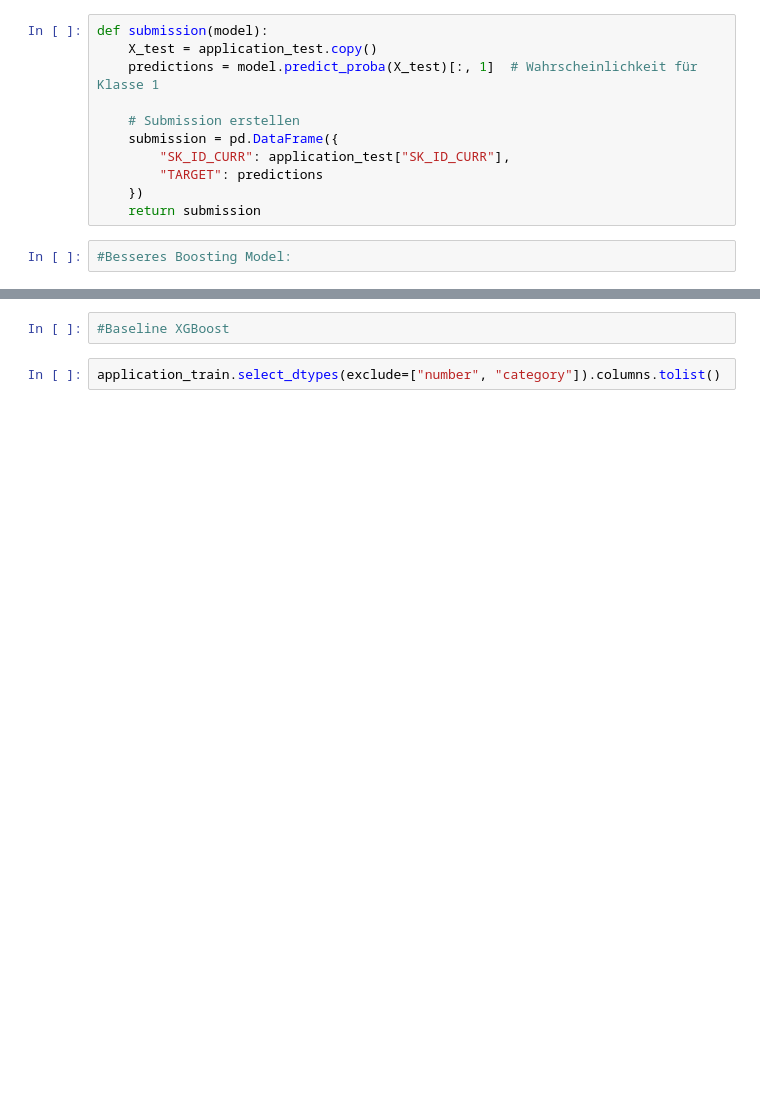
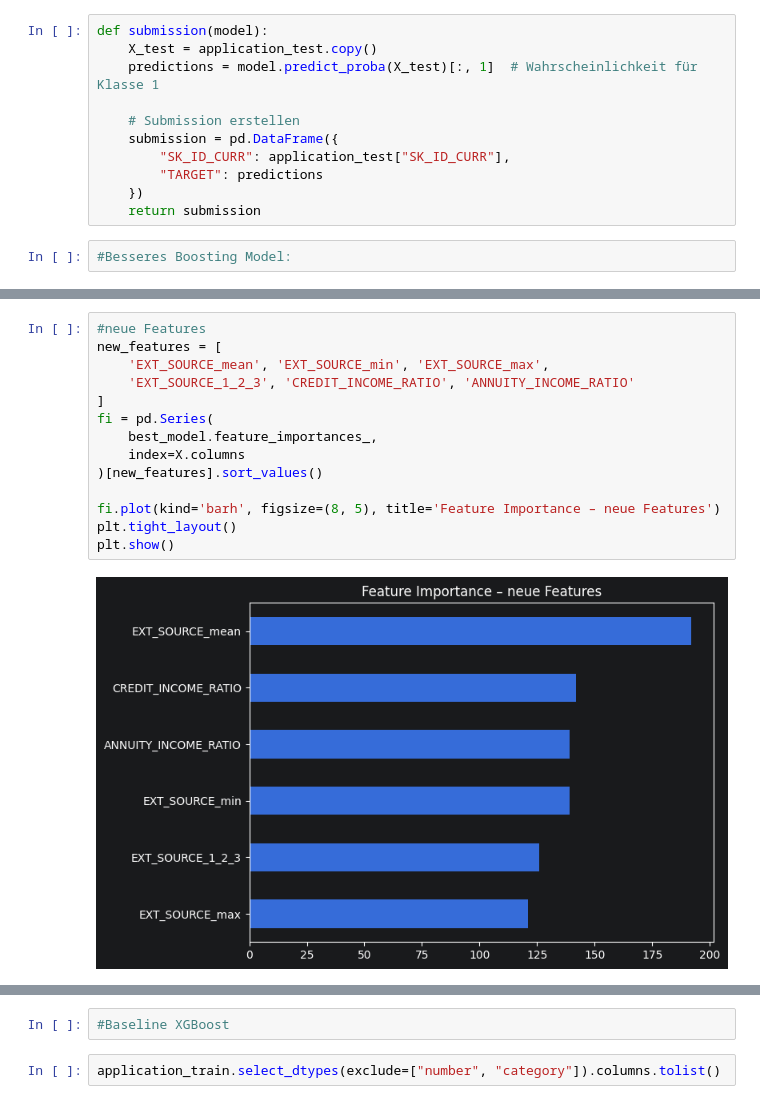
Before and after one commit to SirHelpMePlease/Home-Credit-Default-Risk-Kaggle, a Jupyter notebook: 03_Models.ipynb, the cells around one changed output, grey strips where cells are left out. Drawn from its saved outputs; the diff is of its cells as text; blank space fills up the shorter version.

```diff
--- a/03_Models.ipynb
+++ b/03_Models.ipynb
@@ -253,0 +275,16 @@ Name: mean_percentage_recieved, dtype: float64
+# %%
+#neue Features
+new_features = [
+    'EXT_SOURCE_mean', 'EXT_SOURCE_min', 'EXT_SOURCE_max',
+    'EXT_SOURCE_1_2_3', 'CREDIT_INCOME_RATIO', 'ANNUITY_INCOME_RATIO'
+]
+fi = pd.Series(
+    best_model.feature_importances_,
+    index=X.columns
+)[new_features].sort_values()
+
+fi.plot(kind='barh', figsize=(8, 5), title='Feature Importance – neue Features')
+plt.tight_layout()
+plt.show()
+# %% [output]
+[figure, added]
```
Also changed, not shown: parts of 25 cells of this notebook, 1 other file.
